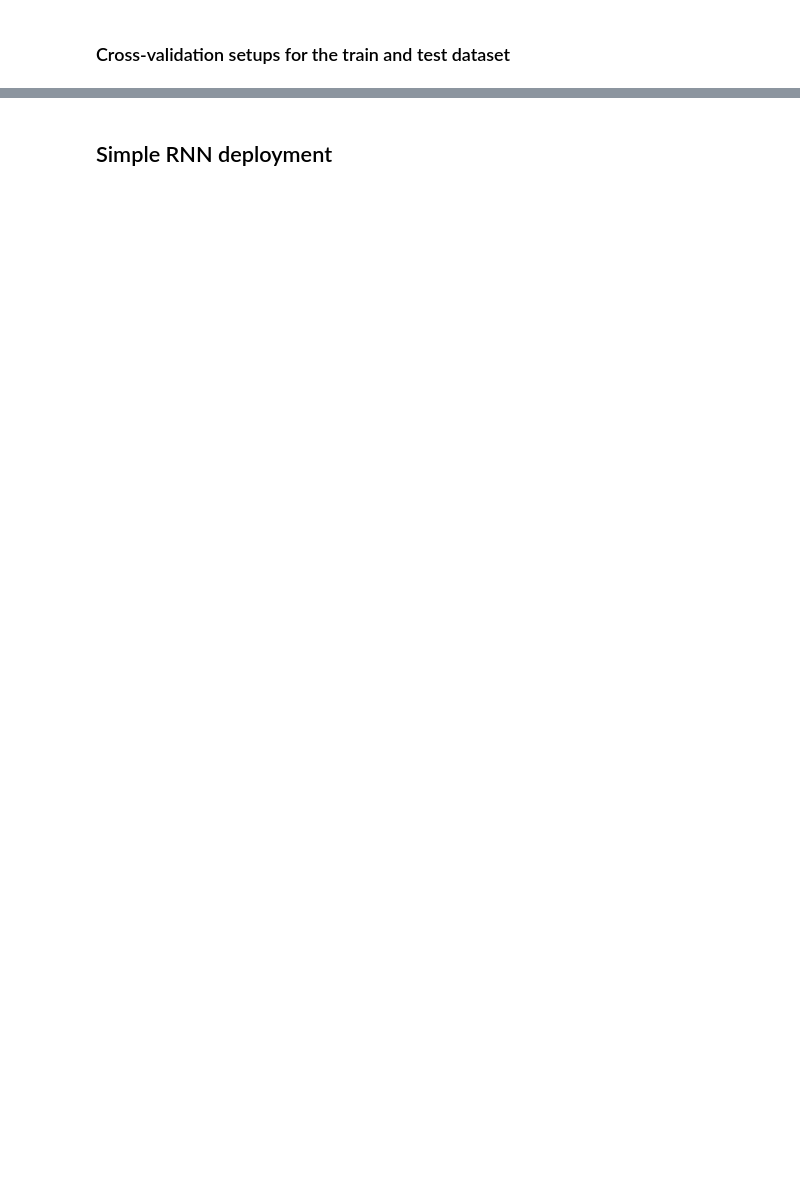
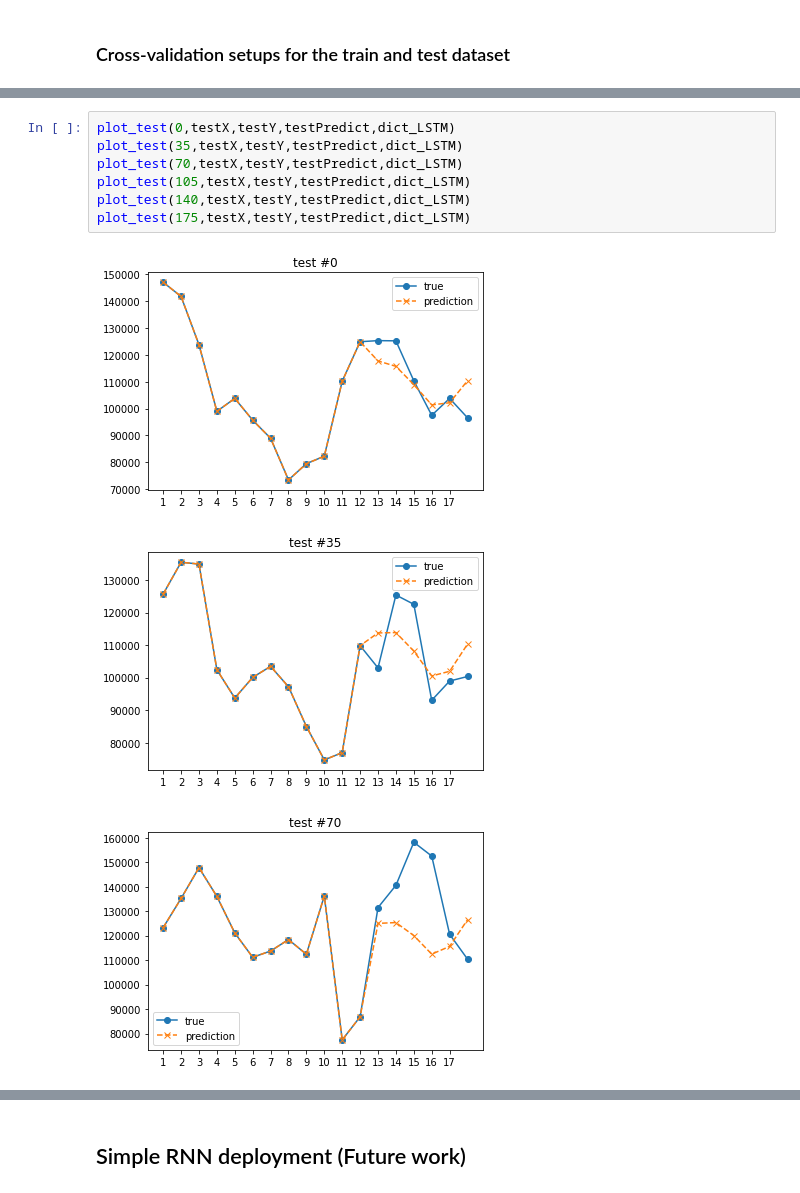
Before and after one commit to Marcusk01/Car-Sales-Prediction, a Jupyter notebook: Car_sales_TS.ipynb, the cells around one changed output, grey strips where cells are left out. Saved outputs shown, nothing was run; the diff lists cells and outputs as text; blank space fills up the shorter version.

```diff
--- a/Car_sales_TS.ipynb
+++ b/Car_sales_TS.ipynb
@@ -354,0 +527,11 @@ plt.show()
+# %%
+plot_test(0,testX,testY,testPredict,dict_LSTM)
+plot_test(35,testX,testY,testPredict,dict_LSTM)
+plot_test(70,testX,testY,testPredict,dict_LSTM)
+plot_test(105,testX,testY,testPredict,dict_LSTM)
+plot_test(140,testX,testY,testPredict,dict_LSTM)
+plot_test(175,testX,testY,testPredict,dict_LSTM)
+# %% [output]
+[figure, added]
+[figure, added]
+[figure, added]
@@ -355,3 +541,3 @@ plt.show()
 # %% [markdown]
-## Simple RNN deployment
+## Simple RNN deployment (Future work)
 # %%
```
Also changed, not shown: parts of 19 cells of this notebook.
